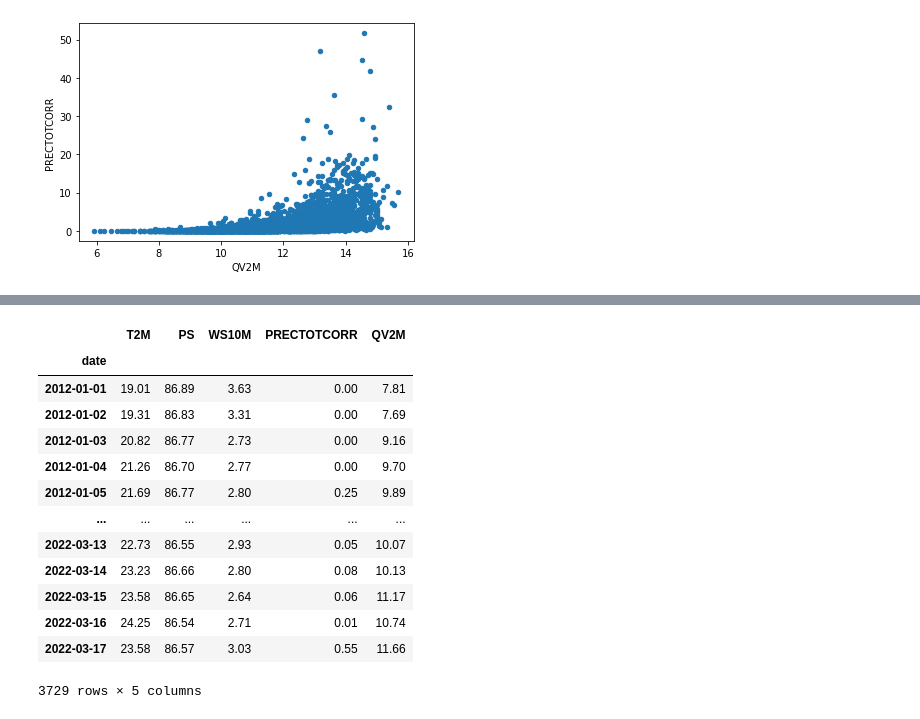
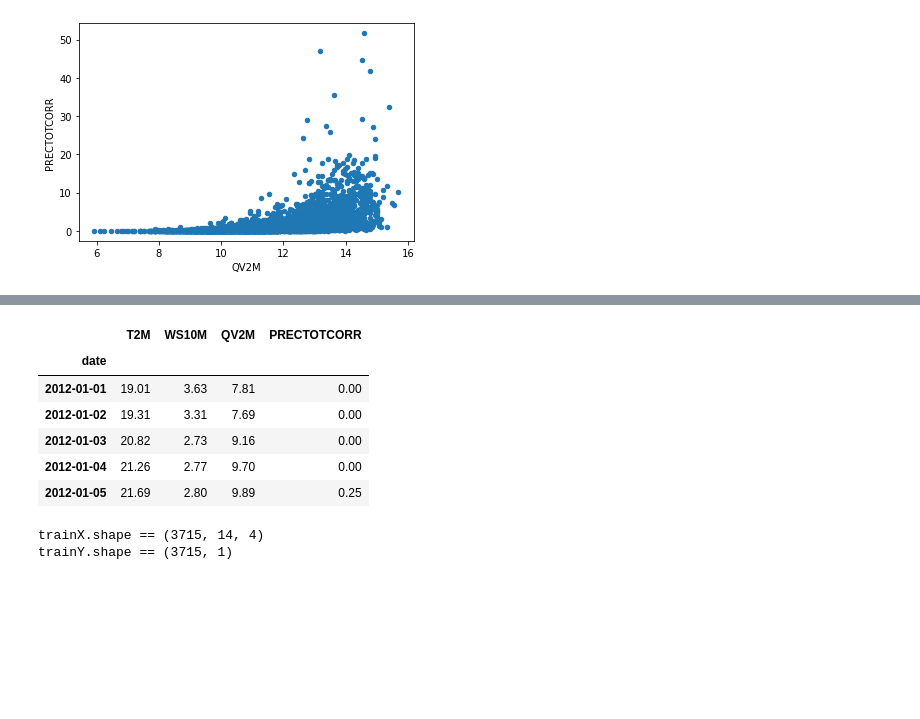
Before and after one commit to bryan-mwas/keras-lstm, a Jupyter notebook: lstm.ipynb, the cells around one changed output, grey strips where cells are left out. Cells and saved outputs as stored; diff of their text form; code cells hidden in the pictures; blank space fills up the shorter version.

```diff
--- a/lstm.ipynb
+++ b/lstm.ipynb
@@ -10,7 +15,7 @@ import seaborn as sns
 ### Get historical data from the NASA POWER PROJECT API
 ##### Data is collected from: 1st Jan 2012 through 19th March 2022
 # %%
-url = "https://power.larc.nasa.gov/api/temporal/daily/point?start=20120101&end=20220319&latitude=-1.5177&longitude=37.2634&parameters=T2M,PS,WS10M,PRECTOTCORR,QV2M&community=AG&format=csv"
+url = "https://power.larc.nasa.gov/api/temporal/daily/point?start=20120101&end=20220319&latitude=-1.5177&longitude=37.2634&parameters=T2M,PS,WS10M,QV2M,PRECTOTCORR&community=AG&format=csv"
 
 csv_path = keras.utils.get_file(fname="machakos-county-2012-2022.csv", origin=url)
 # %% [output]
@@ -132,4 +137,4 @@ for i in ['WS10M', 'T2M', 'PS', 'QV2M']:
 [figure]
 # %%
 # Drop PS columns as it is multicorrelated to the T2M column
-df.drop(['PS'], axis=1)
+df.drop(['PS'], axis=1, inplace=True)
@@ -151,17 +141,10 @@ df.drop(['PS'], axis=1)
 # %%
-df
+df.head()
 # %% [output]
-|  | T2M | PS | WS10M | PRECTOTCORR | QV2M |
-| date |  |  |  |  |  |
-| 2012-01-01 | 19.01 | 86.89 | 3.63 | 0.00 | 7.81 |
-| 2012-01-02 | 19.31 | 86.83 | 3.31 | 0.00 | 7.69 |
-| 2012-01-03 | 20.82 | 86.77 | 2.73 | 0.00 | 9.16 |
-| 2012-01-04 | 21.26 | 86.70 | 2.77 | 0.00 | 9.70 |
-| 2012-01-05 | 21.69 | 86.77 | 2.80 | 0.25 | 9.89 |
-| ... | ... | ... | ... | ... | ... |
-| 2022-03-13 | 22.73 | 86.55 | 2.93 | 0.05 | 10.07 |
-| 2022-03-14 | 23.23 | 86.66 | 2.80 | 0.08 | 10.13 |
-| 2022-03-15 | 23.58 | 86.65 | 2.64 | 0.06 | 11.17 |
-| 2022-03-16 | 24.25 | 86.54 | 2.71 | 0.01 | 10.74 |
-| 2022-03-17 | 23.58 | 86.57 | 3.03 | 0.55 | 11.66 |
+|  | T2M | WS10M | QV2M | PRECTOTCORR |
+| date |  |  |  |  |
+| 2012-01-01 | 19.01 | 3.63 | 7.81 | 0.00 |
+| 2012-01-02 | 19.31 | 3.31 | 7.69 | 0.00 |
+| 2012-01-03 | 20.82 | 2.73 | 9.16 | 0.00 |
+| 2012-01-04 | 21.26 | 2.77 | 9.70 | 0.00 |
+| 2012-01-05 | 21.69 | 2.80 | 9.89 | 0.25 |
-3729 rows × 5 columns
@@ -167,0 +173,6 @@ df
+# %%
+print('trainX.shape == {}'.format(trainX.shape))
+print('trainY.shape == {}'.format(trainY.shape))
+# %% [output]
+trainX.shape == (3715, 14, 4)
+trainY.shape == (3715, 1)
```
Also changed, not shown: parts of 13 cells of this notebook, 3 other files.
